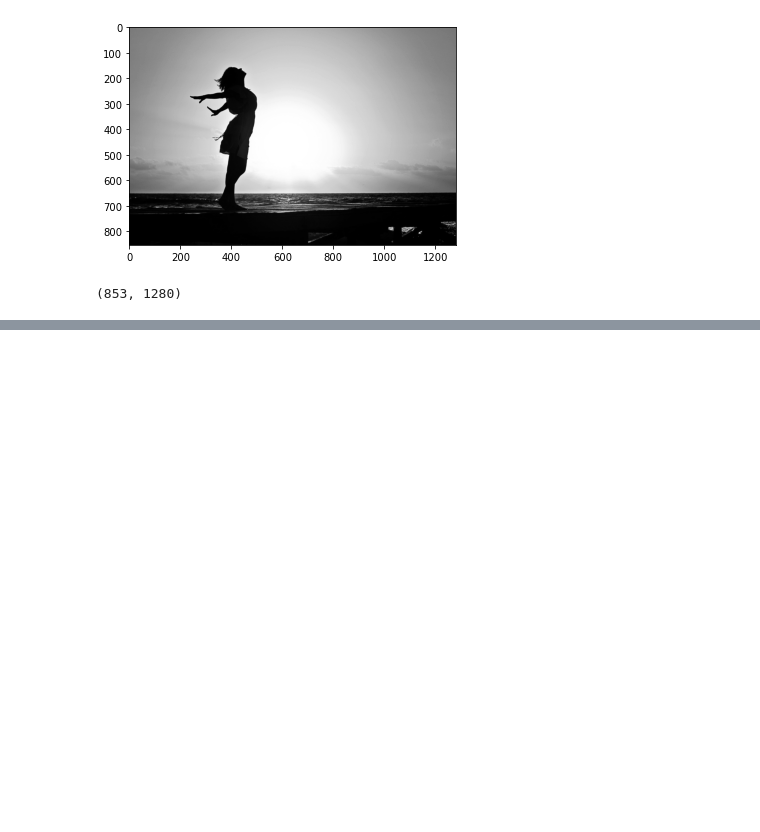
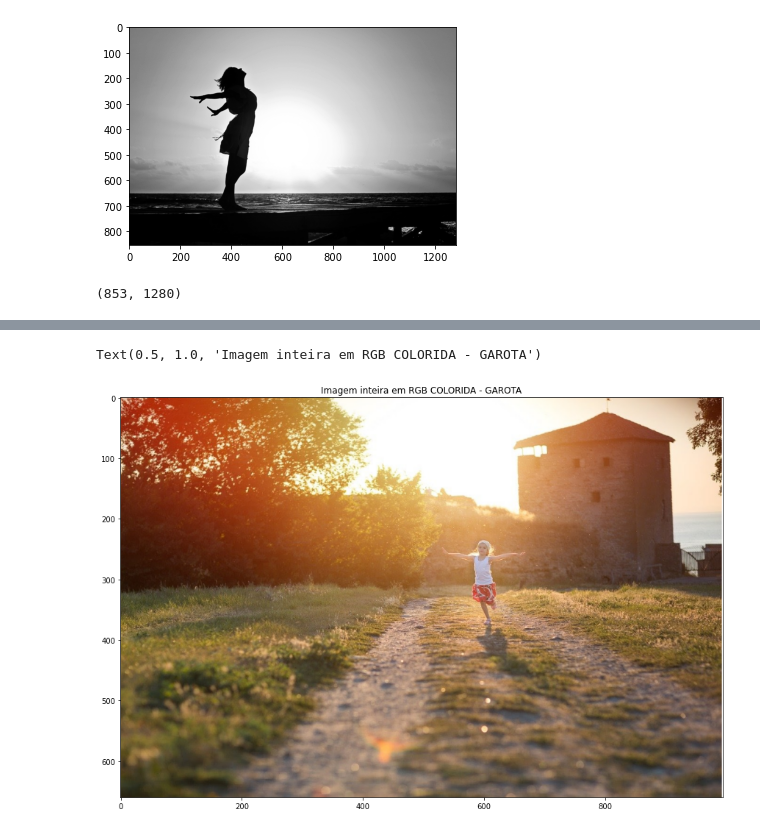
Before and after one commit to silsantos/Image_Classification_Python, a Jupyter notebook: 2_Reconhecimento_facial.ipynb, the cells around one changed output, grey strips where cells are left out. Saved outputs shown, nothing was run; the diff lists cells and outputs as text; code cells hidden in the pictures; blank space fills up the shorter version.

```diff
--- a/2_Reconhecimento_facial.ipynb
+++ b/2_Reconhecimento_facial.ipynb
@@ -61,0 +107,13 @@ imagem_cinza.shape
+# %%
+# Leitura da imagem e conversão de BGR para RGB:
+
+imagem_exer = cv2.imread('images/girl.png')
+
+imagem_exer_rgb = cv2.cvtColor(imagem_exer, cv2.COLOR_BGR2RGB)
+# %%
+plt.figure(figsize = (20,10))
+plt.imshow(imagem_exer_rgb)
+plt.title('Imagem inteira em RGB COLORIDA - GAROTA')
+# %% [output]
+Text(0.5, 1.0, 'Imagem inteira em RGB COLORIDA - GAROTA')
+[figure, added]
```
Also changed, not shown: parts of 17 cells of this notebook.
